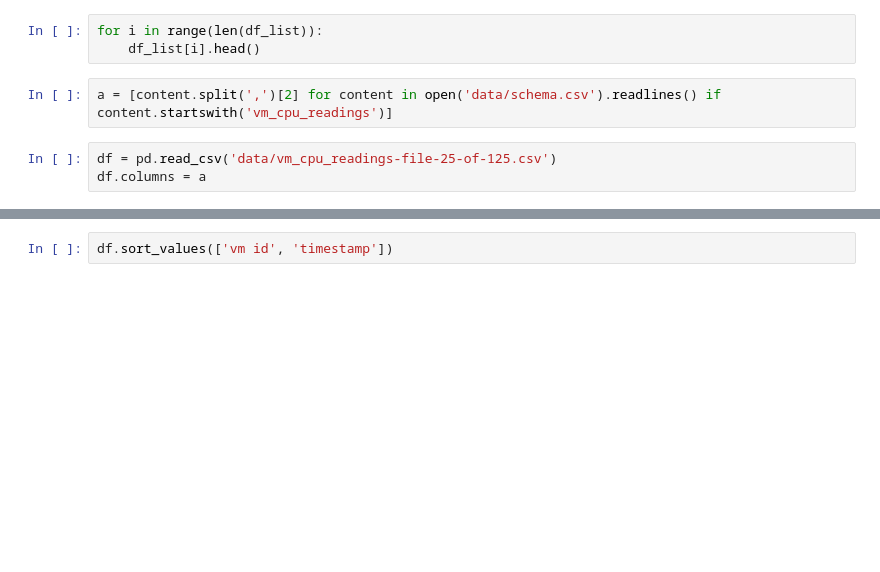
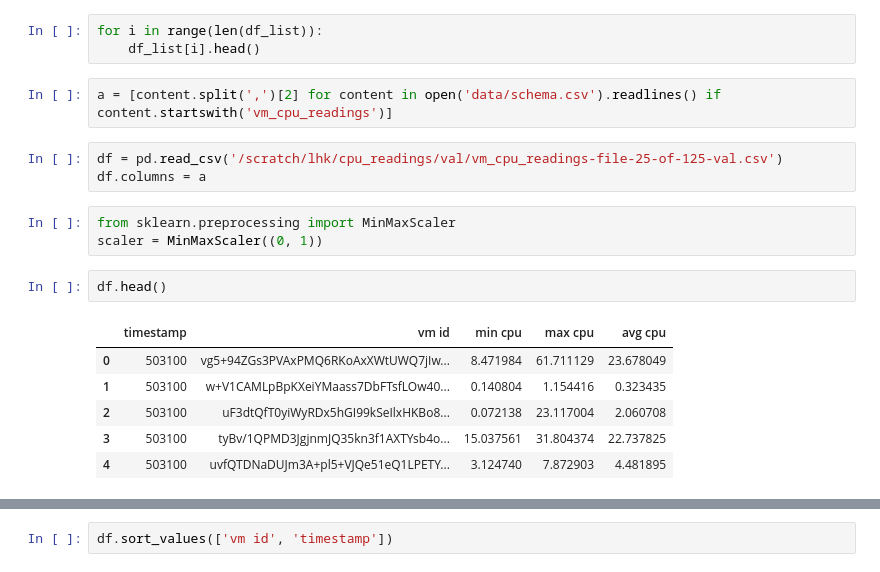
Before and after one commit to lsh950919/cloud_project, a Jupyter notebook: preprocess.ipynb, the cells around one changed output, grey strips where cells are left out. Saved outputs shown, nothing was run; the diff lists cells and outputs as text; blank space fills up the shorter version.

Commit message:
Updated encoder train, min max scaler for cpu usage, focal loss

```diff
--- a/preprocess.ipynb
+++ b/preprocess.ipynb
@@ -124,5 +124,17 @@ for i in range(len(df_list)):
 # %%
 a = [content.split(',')[2] for content in open('data/schema.csv').readlines() if content.startswith('vm_cpu_readings')]
 # %%
-df = pd.read_csv('data/vm_cpu_readings-file-25-of-125.csv')
+df = pd.read_csv('/scratch/lhk/cpu_readings/val/vm_cpu_readings-file-25-of-125-val.csv')
 df.columns = a
+# %%
+from sklearn.preprocessing import MinMaxScaler
+scaler = MinMaxScaler((0, 1))
+# %%
+df.head()
+# %% [output]
+|  | timestamp | vm id | min cpu | max cpu | avg cpu |
+| 0 | 503100 | vg5+94ZGs3PVAxPMQ6RKoAxXWtUWQ7jIw... | 8.471984 | 61.711129 | 23.678049 |
+| 1 | 503100 | w+V1CAMLpBpKXeiYMaass7DbFTsfLOw40... | 0.140804 | 1.154416 | 0.323435 |
+| 2 | 503100 | uF3dtQfT0yiWyRDx5hGI99kSeIlxHKBo8... | 0.072138 | 23.117004 | 2.060708 |
+| 3 | 503100 | tyBv/1QPMD3JgjnmJQ35kn3f1AXTYsb4o... | 15.037561 | 31.804374 | 22.737825 |
+| 4 | 503100 | uvfQTDNaDUJm3A+pl5+VJQe51eQ1LPETY... | 3.124740 | 7.872903 | 4.481895 |
```
Also changed, not shown: parts of 14 cells of this notebook, 6 other files.
